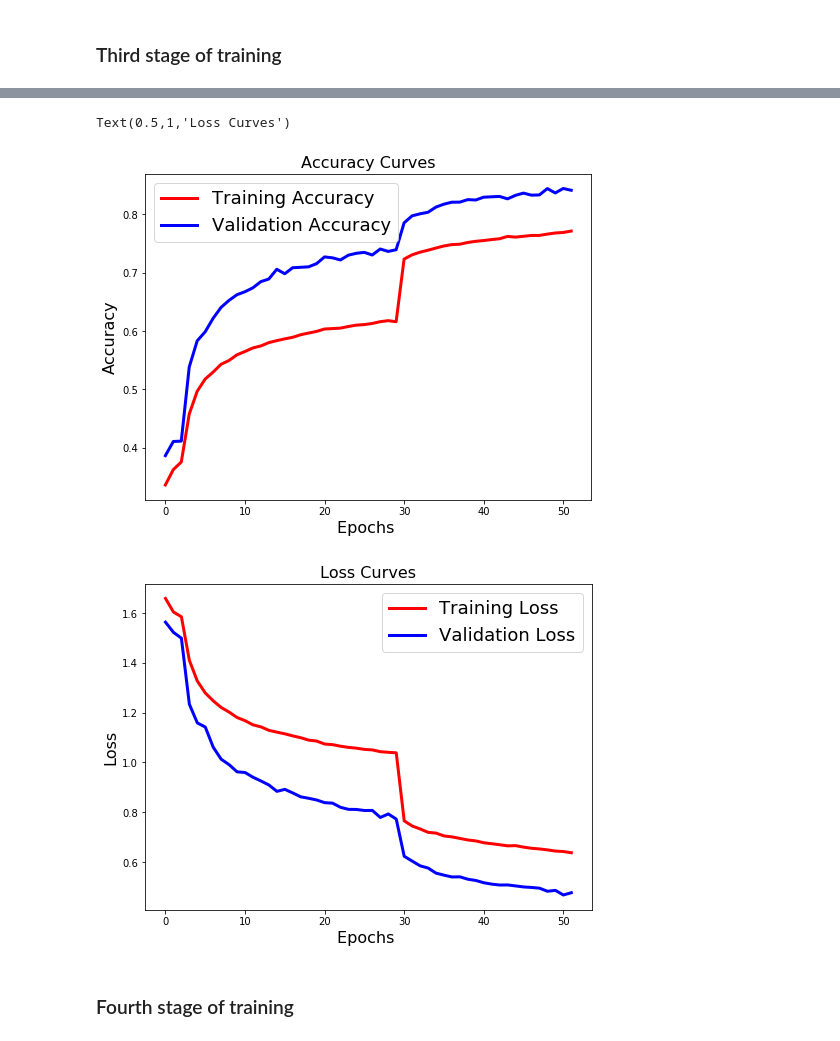
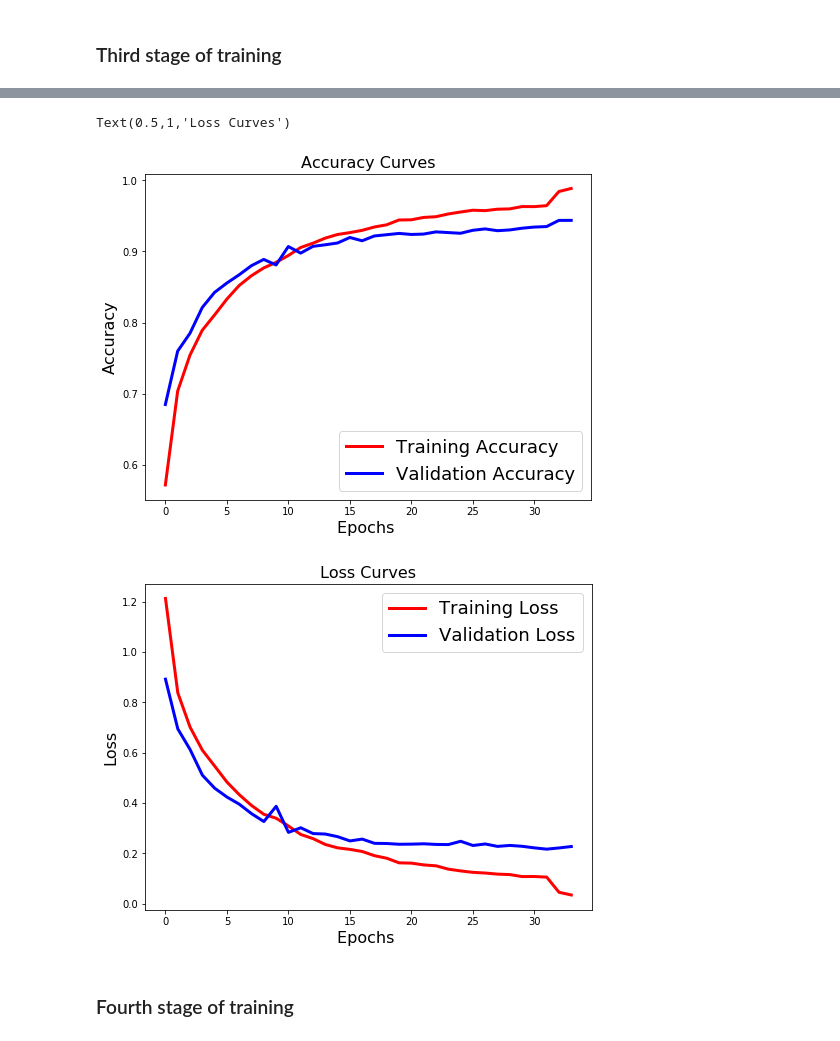
Before and after one commit to lucaArrotta/Age-Estimation-based-on-Human-Voice, a Jupyter notebook: Age Estimation based on Human Voice.ipynb, the cells around one changed output, grey strips where cells are left out. Saved outputs shown, nothing was run; the diff lists cells and outputs as text; code cells hidden in the pictures.

```diff
--- a/Age Estimation based on Human Voice.ipynb
+++ b/Age Estimation based on Human Voice.ipynb
@@ -373,5 +381,5 @@ Test accuracy: 42.54 %
 # %%
-last_good_epoch = early_stopping.stopped_epoch - early_stopping.patience
+last_good_epoch = early_stopping.stopped_epoch - early_stopping.patience + 1
 
 # Accuracy Curves
 plt.figure(figsize=[8,6])
@@ -400,7 +408,7 @@ Text(0.5,1,'Loss Curves\n(Batch_Size: 8)')
 ### Second stage of training
 # %%
 epochs = 50
-batch_size = 8
+batch_size = 256
 history2 = model.fit(x_train,
                     y_train,
                     epochs=epochs,
@@ -434,5 +443,5 @@ Test accuracy: 75.19 %
 # %%
-last_good_epoch2 = early_stopping.stopped_epoch - early_stopping.patience
+last_good_epoch2 = early_stopping.stopped_epoch - early_stopping.patience + 1
 
 acc_to_plot = history.history['acc'][:last_good_epoch] + history2.history['acc'][:last_good_epoch2]
 val_acc_to_plot = history.history['val_acc'][:last_good_epoch] + history2.history['val_acc'][:last_good_epoch2]
@@ -464,7 +473,7 @@ Text(0.5,1,'Loss Curves\n(Batch_Size: 8)')
 ### Third stage of training
 # %%
 epochs = 50
-batch_size = 16
+batch_size = 512
 history3 = model.fit(x_train,
                     y_train,
                     epochs=epochs,
@@ -498,31 +508,31 @@ Test accuracy: 84.64 %
 # %%
-last_good_epoch3 = early_stopping.stopped_epoch - early_stopping.patience
+last_good_epoch3 = early_stopping.stopped_epoch - early_stopping.patience + 1
 
 acc_to_plot += history3.history['acc'][:last_good_epoch3]
 val_acc_to_plot += history3.history['val_acc'][:last_good_epoch3]
 
 plt.figure(figsize=[8,6])
 plt.plot(acc_to_plot,'r',linewidth=3.0)
 plt.plot(val_acc_to_plot,'b',linewidth=3.0)
 plt.legend(['Training Accuracy', 'Validation Accuracy'],fontsize=18)
 plt.xlabel('Epochs ',fontsize=16)
 plt.ylabel('Accuracy',fontsize=16)
 plt.title('Accuracy Curves',fontsize=16)
 
 loss_to_plot += history3.history['loss'][:last_good_epoch3]
 val_loss_to_plot += history3.history['val_loss'][:last_good_epoch3]
 
 plt.figure(figsize=[8,6])
 plt.plot(loss_to_plot,'r',linewidth=3.0)
 plt.plot(val_loss_to_plot,'b',linewidth=3.0)
 plt.legend(['Training Loss', 'Validation Loss'],fontsize=18)
 plt.xlabel('Epochs ',fontsize=16)
 plt.ylabel('Loss',fontsize=16)
 plt.title('Loss Curves',fontsize=16)
 # %% [output]
 Text(0.5,1,'Loss Curves')
-[figure, old version]
+[figure, new version]
-[figure, old version]
+[figure, new version]
 # %% [markdown]
 ### Fourth stage of training
 # %%
```
Also changed, not shown: parts of 20 cells of this notebook, 3 other files.
